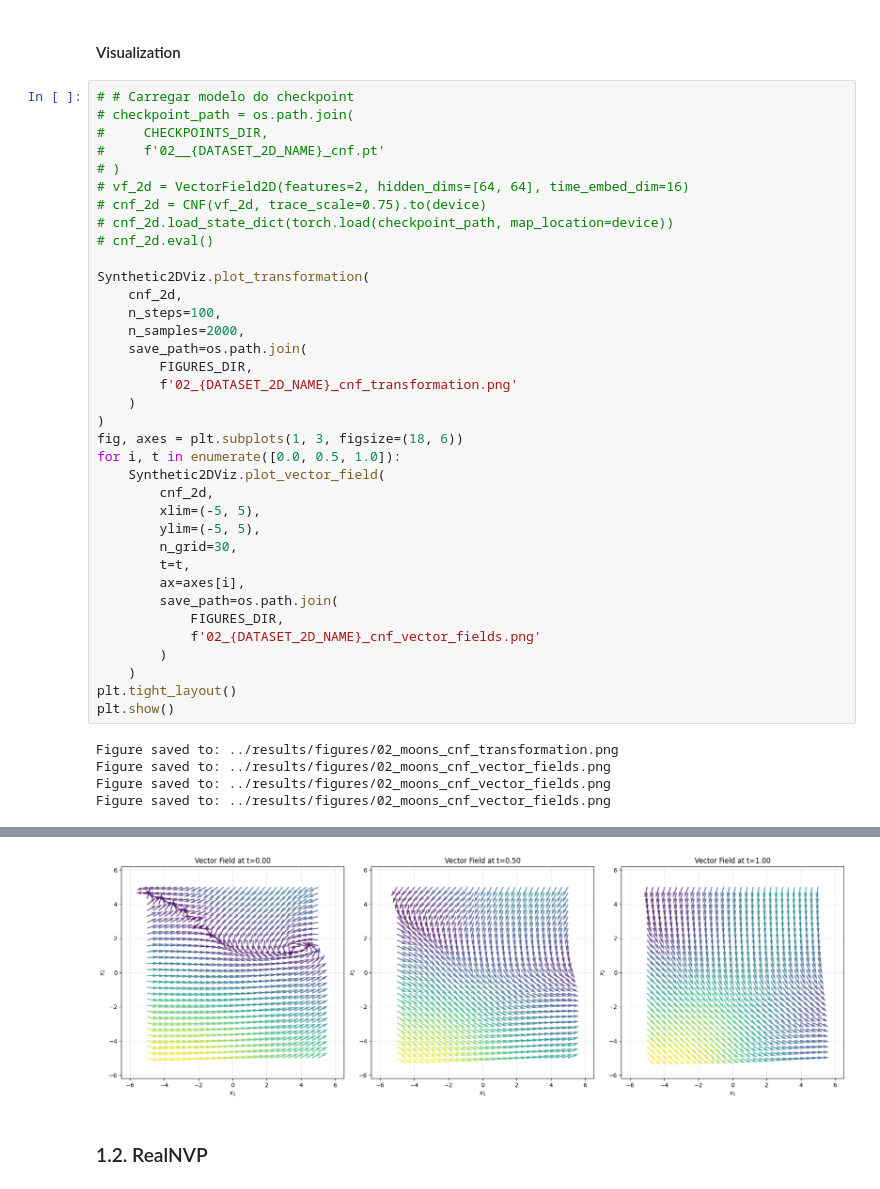
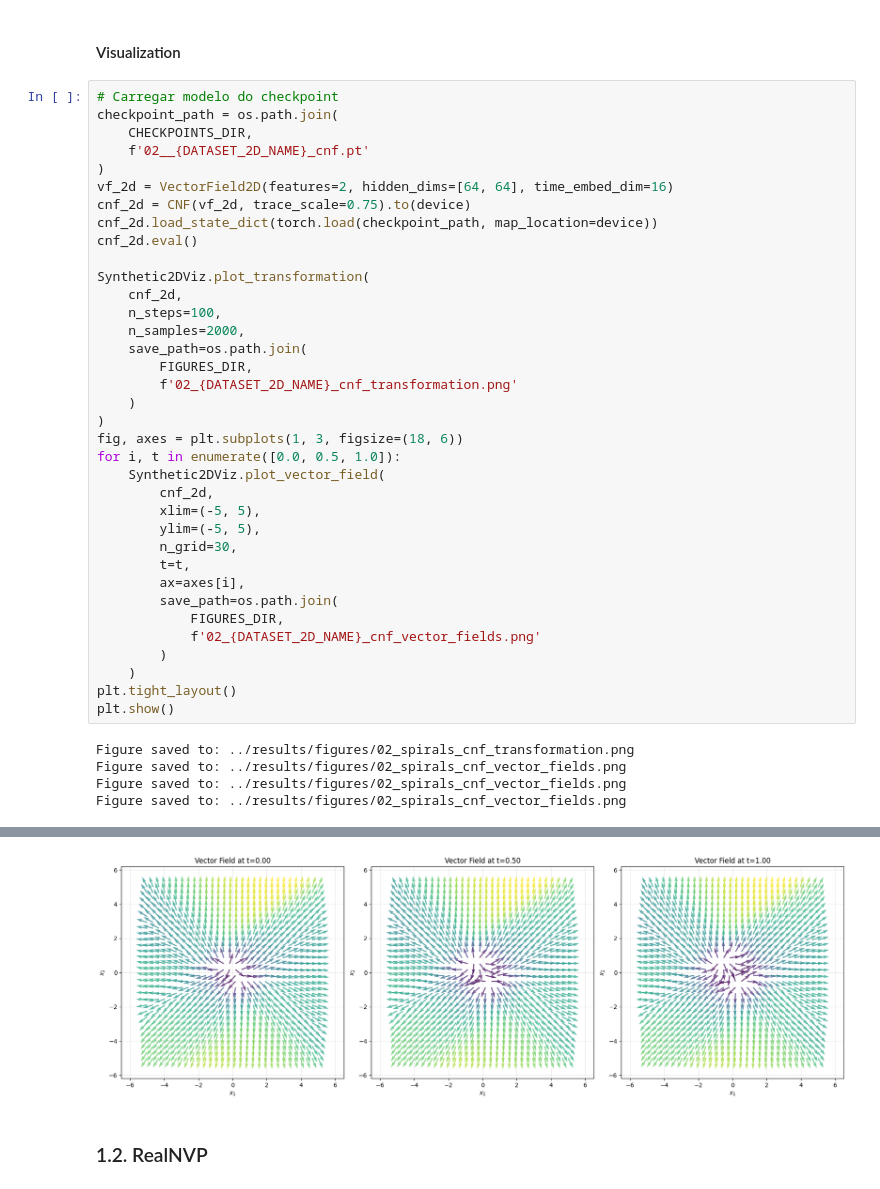
Before and after one commit to lucascbarbosa/flow, a Jupyter notebook: notebooks/02_cnf_trace_comparison.ipynb, the cells around one changed output, grey strips where cells are left out. Drawn from its saved outputs; the diff is of its cells as text.

```diff
--- a/notebooks/02_cnf_trace_comparison.ipynb
+++ b/notebooks/02_cnf_trace_comparison.ipynb
@@ -89,15 +89,15 @@ Treinando CNF em dados 2D...
 # %% [markdown]
 #### Visualization
 # %%
-# # Carregar modelo do checkpoint
-# checkpoint_path = os.path.join(
-#     CHECKPOINTS_DIR,
-#     f'02__{DATASET_2D_NAME}_cnf.pt'
-# )
-# vf_2d = VectorField2D(features=2, hidden_dims=[64, 64], time_embed_dim=16)
-# cnf_2d = CNF(vf_2d, trace_scale=0.75).to(device)
-# cnf_2d.load_state_dict(torch.load(checkpoint_path, map_location=device))
-# cnf_2d.eval()
+# Carregar modelo do checkpoint
+checkpoint_path = os.path.join(
+    CHECKPOINTS_DIR,
+    f'02__{DATASET_2D_NAME}_cnf.pt'
+)
+vf_2d = VectorField2D(features=2, hidden_dims=[64, 64], time_embed_dim=16)
+cnf_2d = CNF(vf_2d, trace_scale=0.75).to(device)
+cnf_2d.load_state_dict(torch.load(checkpoint_path, map_location=device))
+cnf_2d.eval()
 
 Synthetic2DViz.plot_transformation(
     cnf_2d,
@@ -125,7 +125,7 @@ for i, t in enumerate([0.0, 0.5, 1.0]):
 plt.tight_layout()
 plt.show()
 # %% [output]
-Figure saved to: ../results/figures/02_moons_cnf_transformation.png
-Figure saved to: ../results/figures/02_moons_cnf_vector_fields.png
-Figure saved to: ../results/figures/02_moons_cnf_vector_fields.png
-Figure saved to: ../results/figures/02_moons_cnf_vector_fields.png
+Figure saved to: ../results/figures/02_spirals_cnf_transformation.png
+Figure saved to: ../results/figures/02_spirals_cnf_vector_fields.png
+Figure saved to: ../results/figures/02_spirals_cnf_vector_fields.png
+Figure saved to: ../results/figures/02_spirals_cnf_vector_fields.png
@@ -133,4 +133,4 @@ Figure saved to: ../results/figures/02_moons_cnf_vector_fields.png
-[figure, old version]
+[figure, new version]
 # %% [markdown]
 ### 1.2. RealNVP
 # %%
```
Also changed, not shown: parts of 11 cells of this notebook, 4 other files.
